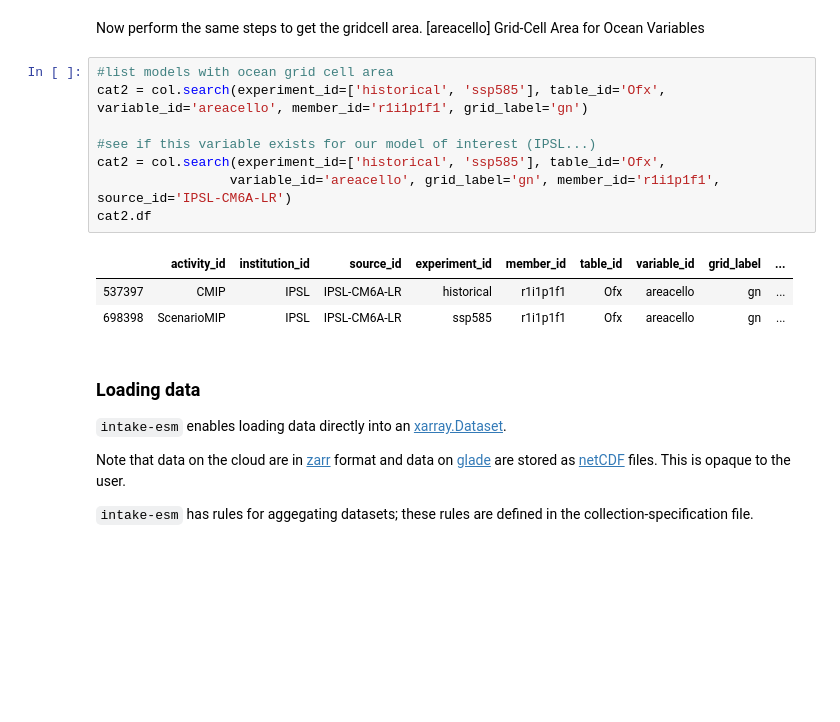
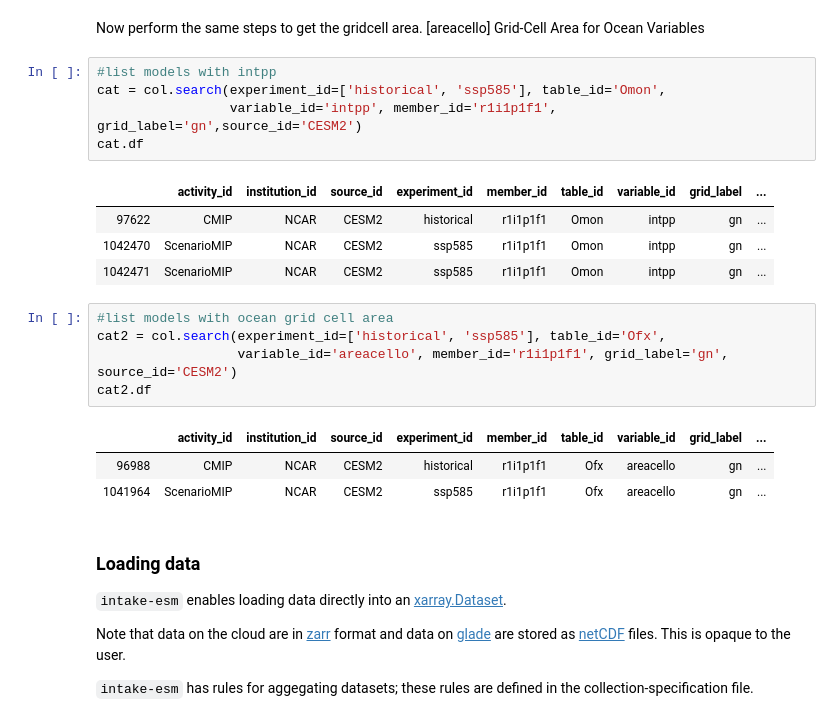
Before and after one commit to mara-freilich/cmip6hack-ocean-bgc, a Jupyter notebook: notebooks/AF_Data_Loading.ipynb, the cells around one changed output. Saved outputs shown, nothing was run; the diff lists cells and outputs as text; blank space fills up the shorter version.

```diff
--- a/notebooks/AF_Data_Loading.ipynb
+++ b/notebooks/AF_Data_Loading.ipynb
@@ -151,17 +131,24 @@ cat.df
 # %% [markdown]
 Now perform the same steps to get the gridcell area. [areacello] Grid-Cell Area for Ocean Variables
+# %%
+#list models with intpp
+cat = col.search(experiment_id=['historical', 'ssp585'], table_id='Omon',
+                 variable_id='intpp', member_id='r1i1p1f1', grid_label='gn',source_id='CESM2')
+cat.df
+# %% [output]
+|  | activity_id | institution_id | source_id | experiment_id | member_id | table_id | variable_id | grid_label | ... |
+| 97622 | CMIP | NCAR | CESM2 | historical | r1i1p1f1 | Omon | intpp | gn | ... |
+| 1042470 | ScenarioMIP | NCAR | CESM2 | ssp585 | r1i1p1f1 | Omon | intpp | gn | ... |
+| 1042471 | ScenarioMIP | NCAR | CESM2 | ssp585 | r1i1p1f1 | Omon | intpp | gn | ... |
 # %%
 #list models with ocean grid cell area
-cat2 = col.search(experiment_id=['historical', 'ssp585'], table_id='Ofx', variable_id='areacello', member_id='r1i1p1f1', grid_label='gn')
-
-#see if this variable exists for our model of interest (IPSL...)
 cat2 = col.search(experiment_id=['historical', 'ssp585'], table_id='Ofx',
-                 variable_id='areacello', grid_label='gn', member_id='r1i1p1f1', source_id='IPSL-CM6A-LR')
+                  variable_id='areacello', member_id='r1i1p1f1', grid_label='gn', source_id='CESM2')
 cat2.df
 # %% [output]
 |  | activity_id | institution_id | source_id | experiment_id | member_id | table_id | variable_id | grid_label | ... |
-| 537397 | CMIP | IPSL | IPSL-CM6A-LR | historical | r1i1p1f1 | Ofx | areacello | gn | ... |
-| 698398 | ScenarioMIP | IPSL | IPSL-CM6A-LR | ssp585 | r1i1p1f1 | Ofx | areacello | gn | ... |
+| 96988 | CMIP | NCAR | CESM2 | historical | r1i1p1f1 | Ofx | areacello | gn | ... |
+| 1041964 | ScenarioMIP | NCAR | CESM2 | ssp585 | r1i1p1f1 | Ofx | areacello | gn | ... |
 # %% [markdown]
 ### Loading data
 
```
Also changed, not shown: parts of 24 cells of this notebook, 1 other file.
